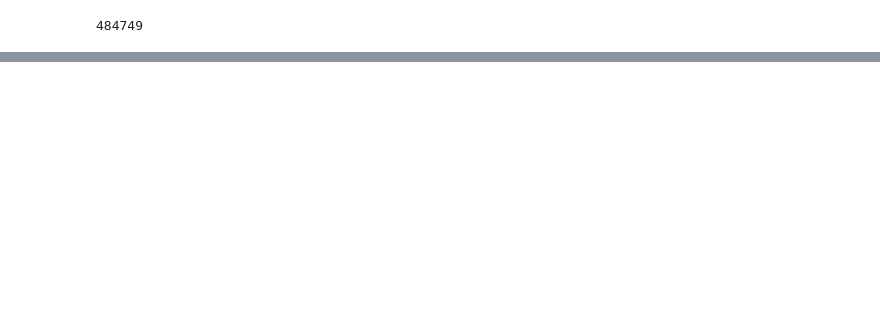
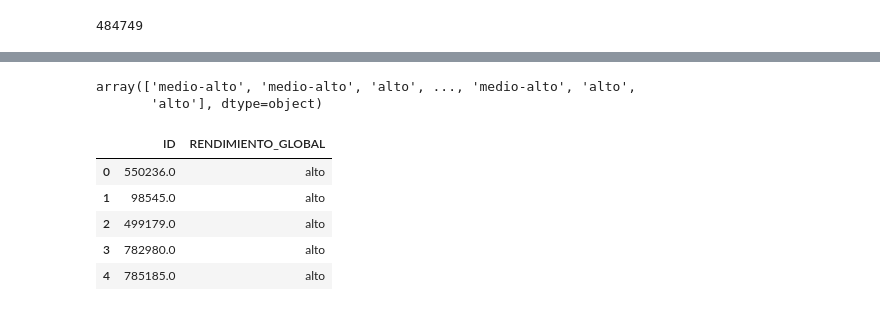
Before and after one commit to Yannethtj/PruebasSaberProInteligenciaArtificial, a Jupyter notebook: 99_modelo_solucion.ipynb, the cells around one changed output, grey strips where cells are left out. Saved outputs shown, nothing was run; the diff lists cells and outputs as text; code cells hidden in the pictures; blank space fills up the shorter version.

```diff
--- a/99_modelo_solucion.ipynb
+++ b/99_modelo_solucion.ipynb
@@ -248,0 +191,13 @@ weighted avg       0.39      0.40      0.39    207751
+# %%
+# Define model
+RANDOM_SEED = 42
+model = XGBClassifier(random_state=RANDOM_SEED)
+# Create a LabelEncoder object
+le = LabelEncoder()
+
+# Fit the encoder to your target variable and transform it
+ytrk_encoded = le.fit_transform(ytrk)
+# Use cross validation to evaluate the model
+scores = cross_val_score(model, Xtrk, ytrk_encoded, cv = 5, scoring = 'accuracy')
+print(scores)
+print(f'Mean Accuracy: {np.mean(scores)}')
@@ -248,0 +207,2 @@ weighted avg       0.39      0.40      0.39    207751
+# %%
+model.fit(Xtrk, ytrk_encoded)
@@ -248,0 +221,3 @@ weighted avg       0.39      0.40      0.39    207751
+# %%
+preds = model.predict(Xtsk)
+preds
@@ -248,0 +229,16 @@ weighted avg       0.39      0.40      0.39    207751
+# %%
+real_predictions = le.inverse_transform(preds)
+real_predictions
+# %% [output]
+array(['medio-alto', 'medio-alto', 'alto', ..., 'medio-alto', 'alto',
+       'alto'], dtype=object)
+# %%
+submission = pd.DataFrame([dts.ID, pd.Series(real_predictions, name="RENDIMIENTO_GLOBAL")]).T
+submission.head()
+# %% [output]
+|  | ID | RENDIMIENTO_GLOBAL |
+| 0 | 550236.0 | alto |
+| 1 | 98545.0 | alto |
+| 2 | 499179.0 | alto |
+| 3 | 782980.0 | alto |
+| 4 | 785185.0 | alto |
```
Also changed, not shown: parts of 11 cells of this notebook.
